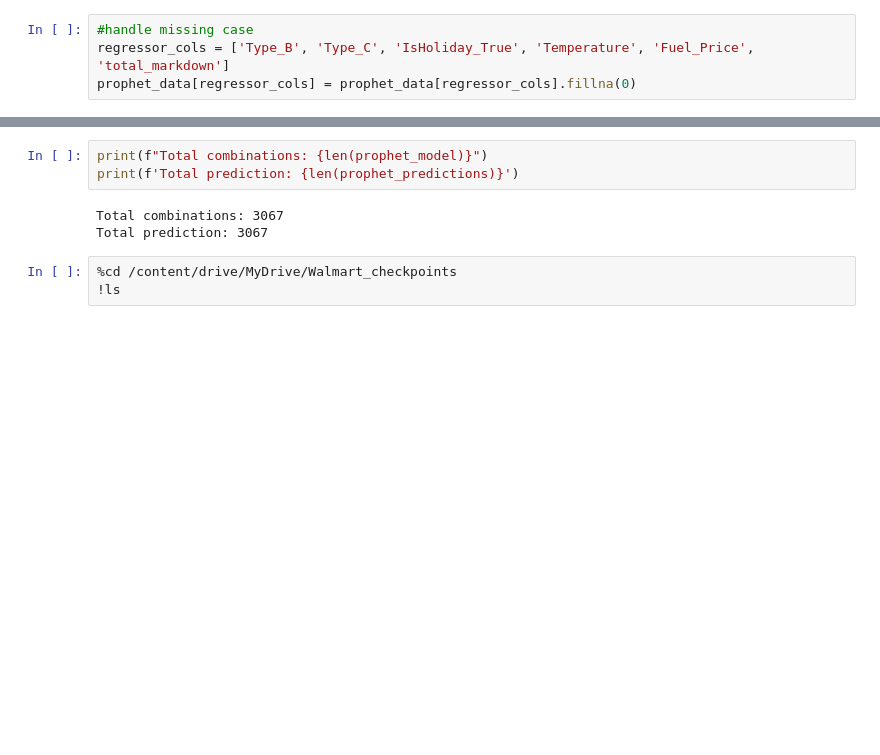
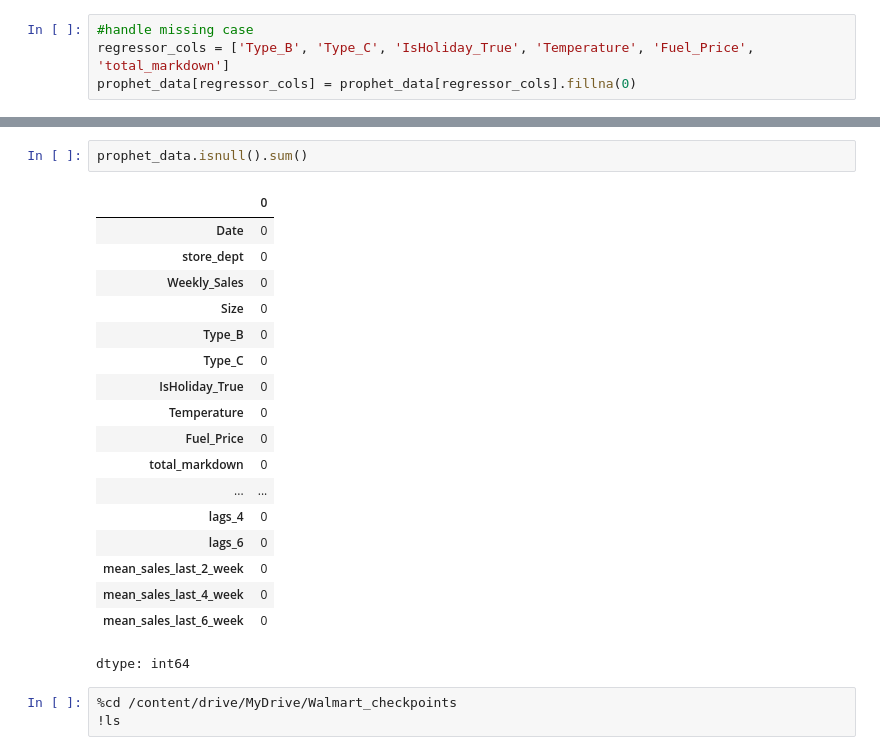
Before and after one commit to hoangquan1503/Walmart_sales_forecasting, a Jupyter notebook: notebook/model.ipynb, the cells around one changed output, grey strips where cells are left out. Drawn from its saved outputs; the diff is of its cells as text; blank space fills up the shorter version.

```diff
--- a/notebook/model.ipynb
+++ b/notebook/model.ipynb
@@ -275,9 +372,24 @@ MAE: 2742.33 | RMSE: 3323.47 | WAPE: 0.20%
 # %%
-print(f"Total combinations: {len(prophet_model)}")
-print(f'Total prediction: {len(prophet_predictions)}')
+prophet_data.isnull().sum()
 # %% [output]
+|  | 0 |
+| Date | 0 |
+| store_dept | 0 |
+| Weekly_Sales | 0 |
+| Size | 0 |
+| Type_B | 0 |
+| Type_C | 0 |
+| IsHoliday_True | 0 |
+| Temperature | 0 |
+| Fuel_Price | 0 |
+| total_markdown | 0 |
+| ... | ... |
+| lags_4 | 0 |
+| lags_6 | 0 |
+| mean_sales_last_2_week | 0 |
+| mean_sales_last_4_week | 0 |
+| mean_sales_last_6_week | 0 |
-Total combinations: 3067
-Total prediction: 3067
+dtype: int64
 # %%
 %cd /content/drive/MyDrive/Walmart_checkpoints
 !ls
```
Also changed, not shown: parts of 5 cells of this notebook, 3 other files.
